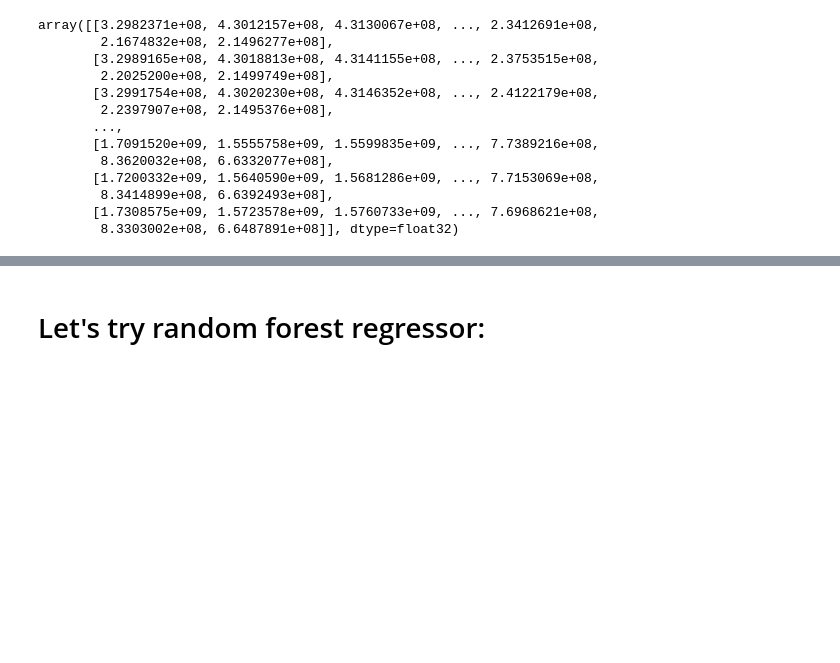
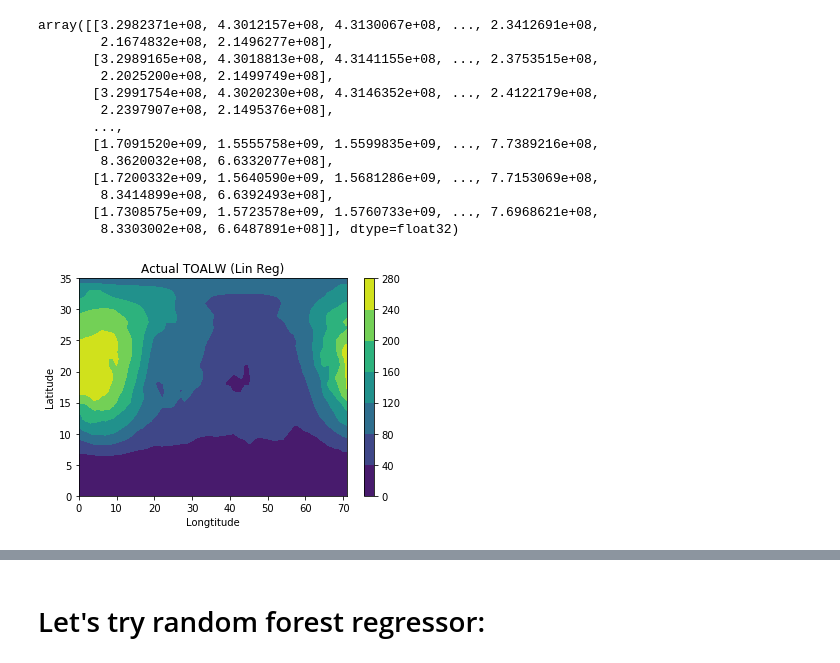
Before and after one commit to aremorov/mars_atmosphere_ML, a Jupyter notebook: ML3.2.ipynb, the cells around one changed output, grey strips where cells are left out. Saved outputs shown, nothing was run; the diff lists cells and outputs as text; code cells hidden in the pictures; blank space fills up the shorter version.

```diff
--- a/ML3.2.ipynb
+++ b/ML3.2.ipynb
@@ -139,3 +139,15 @@ array([[3.2982371e+08, 4.3012157e+08, 4.3130067e+08, ..., 2.3412691e+08,
         8.3414899e+08, 6.6392493e+08],
        [1.7308575e+09, 1.5723578e+09, 1.5760733e+09, ..., 7.6968621e+08,
         8.3303002e+08, 6.6487891e+08]], dtype=float32)
+# %%
+real_out = lwr_out[10*36*72:11*36*72].reshape(36,72)
+pred_out = lwr_lin[10*36*72:11*36*72].reshape(36,72)
+# %%
+plt.contourf(real_out)
+plt.colorbar()
+plt.title("Actual TOALW (Lin Reg)")
+plt.xlabel("Longtitude")
+plt.ylabel("Latitude")
+plt.show()
+# %% [output]
+[figure, added]
```
Also changed, not shown: parts of 12 cells of this notebook.
